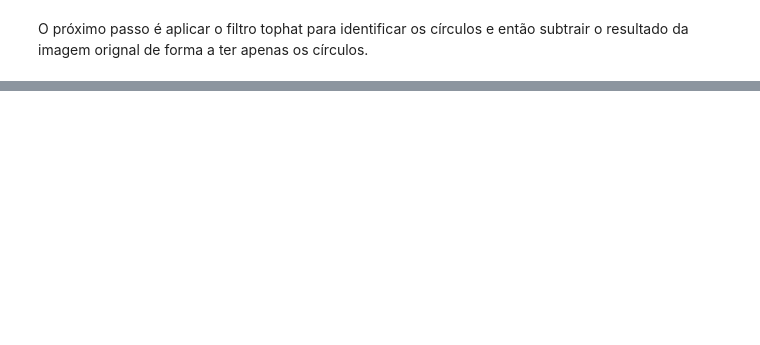
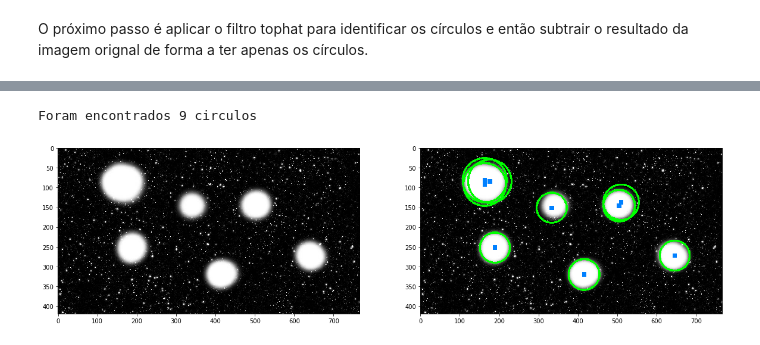
Before and after one commit to rodoufu/visaocomp, a Jupyter notebook: trabalho05/task05.ipynb, the cells around one changed output, grey strips where cells are left out. Drawn from its saved outputs; the diff is of its cells as text; code cells hidden in the pictures; blank space fills up the shorter version.

```diff
--- a/trabalho05/task05.ipynb
+++ b/trabalho05/task05.ipynb
@@ -144,0 +157,9 @@ image_side_by_side([thresh1, thresh1_circulos], ["thresh1", "thresh1_circulos"])
+# %%
+tophat3_circulos = find_circulos(tophat3_cosmos)
+tophat3_cosmos_circulos = draw_circulos(cosmos_img, tophat3_circulos)
+
+image_side_by_side([thresh1_circulos, tophat3_cosmos_circulos], None)
+# image_side_by_side([tophat3_cosmos, tophat3_cosmos_circulos], ["tophat3_cosmos", "tophat3_cosmos_circulos"])
+# %% [output]
+Foram encontrados 9 circulos
+[figure, added]
```
Also changed, not shown: parts of 15 cells of this notebook.
